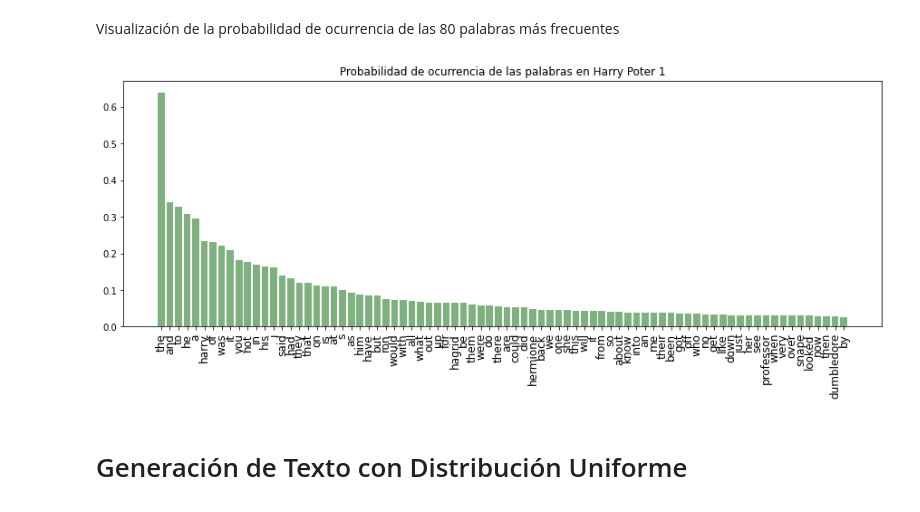
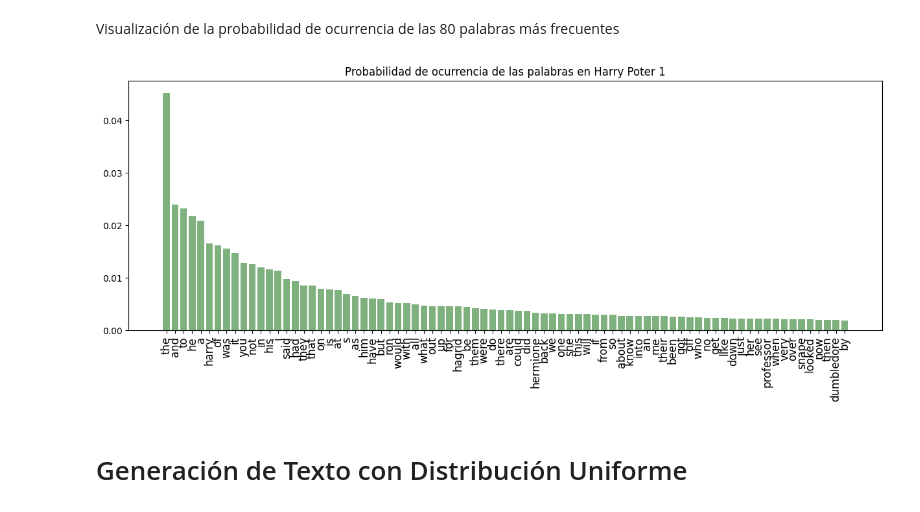
Before and after one commit to AnIsAsPe/Recomendaci-n-de-libros-usando-LDA, a Jupyter notebook: Notebooks/Modelos_generativos_de_lenguaje.ipynb, the cells around one changed output. Cells and saved outputs as stored; diff of their text form; code cells hidden in the pictures.

```diff
--- a/Notebooks/Modelos_generativos_de_lenguaje.ipynb
+++ b/Notebooks/Modelos_generativos_de_lenguaje.ipynb
@@ -47,7 +46,7 @@ def limpiar_texto(texto):
   texto = texto.lower()
 
   #Quitar puntuación y números
-  texto = re.sub('[^ña-z]+', ' ', texto)
+  texto = re.sub('[^a-z]+', ' ', texto)
 
   return texto
 # %%
@@ -131,19 +126,19 @@ Palabras en el vocabulario de HP1:  5704
 # %% [markdown]
 Visualización de la probabilidad de ocurrencia de las 80 palabras más frecuentes
 # %%
-Probabilidad_palabra = {k : v /len(vocabulario) for k, v in palabras_frecuencia.most_common(80)}
+Probabilidad_palabra = {k : v /len(libro_limpio.split()) for k, v in palabras_frecuencia.most_common(80)}
 
 x, y  = zip(*sorted(Probabilidad_palabra.items(),key=operator.itemgetter(1), reverse=True))
 
 fig = plt.figure(figsize=(15,5))
 plt.bar(x,y,
         color='darkgreen',
         alpha=0.5)
 plt.xticks(rotation=90, fontsize=12)
 plt.title('Probabilidad de ocurrencia de las palabras en Harry Poter 1')
 plt.show()
 # %% [output]
-[figure, old version]
+[figure, new version]
 # %% [markdown]
 # Generación de Texto con Distribución Uniforme
 # %% [markdown]
```
Also changed, not shown: parts of 13 cells of this notebook.
